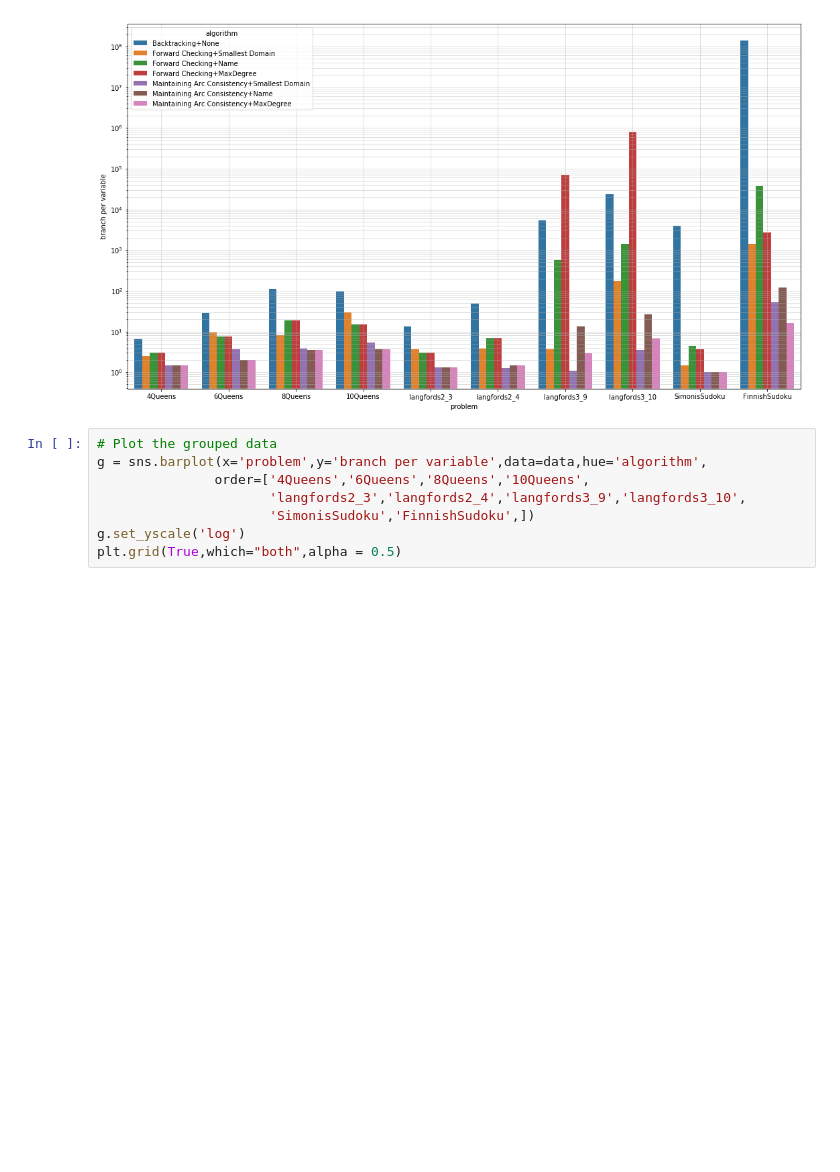
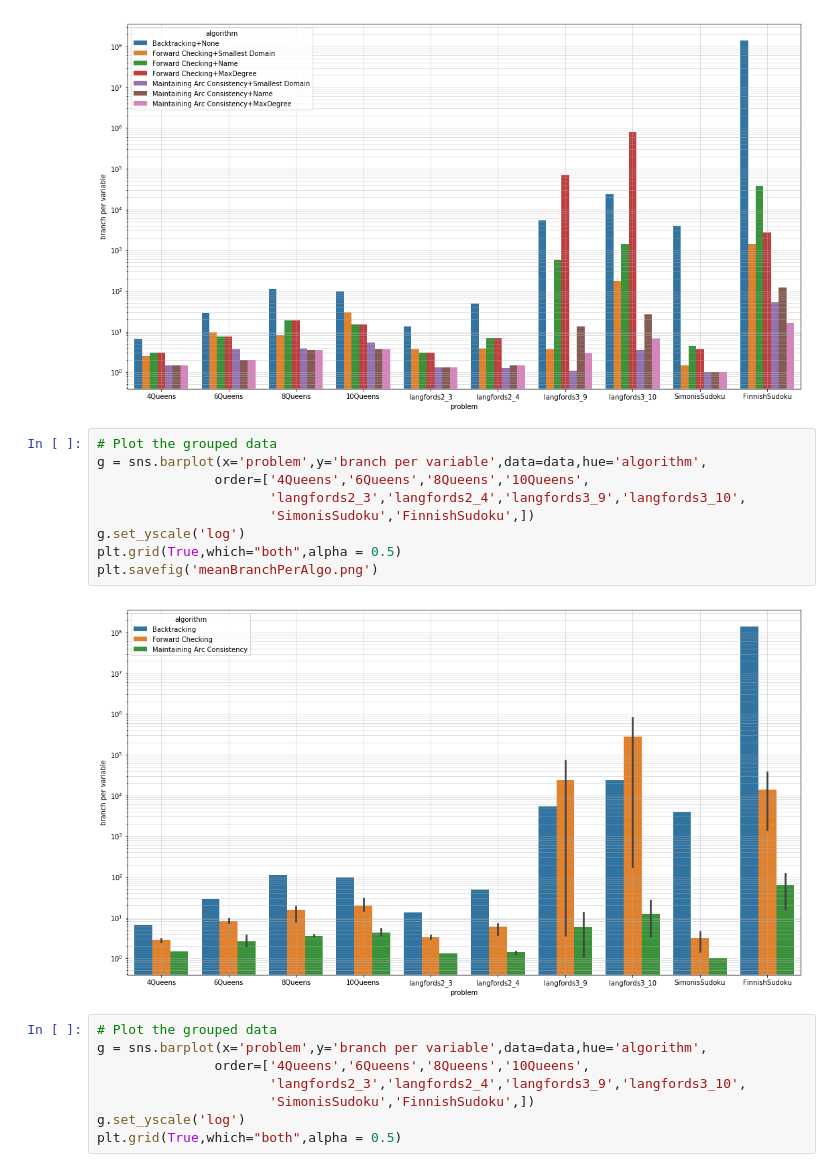
Before and after one commit to dvente/binaryConstraintSolver, a Jupyter notebook: dataAnalysis/Untitled.ipynb, the cells around one changed output. Saved outputs shown, nothing was run; the diff lists cells and outputs as text; blank space fills up the shorter version.

Commit message:
add graph pictures

```diff
--- a/dataAnalysis/Untitled.ipynb
+++ b/dataAnalysis/Untitled.ipynb
@@ -80,6 +81,17 @@ g.set_yscale('log')
 plt.grid(True,which="both",alpha = 0.5)
 # %% [output]
 [figure]
+# %%
+# Plot the grouped data
+g = sns.barplot(x='problem',y='branch per variable',data=data,hue='algorithm',
+               order=['4Queens','6Queens','8Queens','10Queens',
+                      'langfords2_3','langfords2_4','langfords3_9','langfords3_10',
+                      'SimonisSudoku','FinnishSudoku',])
+g.set_yscale('log')
+plt.grid(True,which="both",alpha = 0.5)
+plt.savefig('meanBranchPerAlgo.png')
+# %% [output]
+[figure, added]
 # %%
 # Plot the grouped data
 g = sns.barplot(x='problem',y='branch per variable',data=data,hue='algorithm',
```
Also changed, not shown: parts of 1 cell of this notebook, 2 other files.
